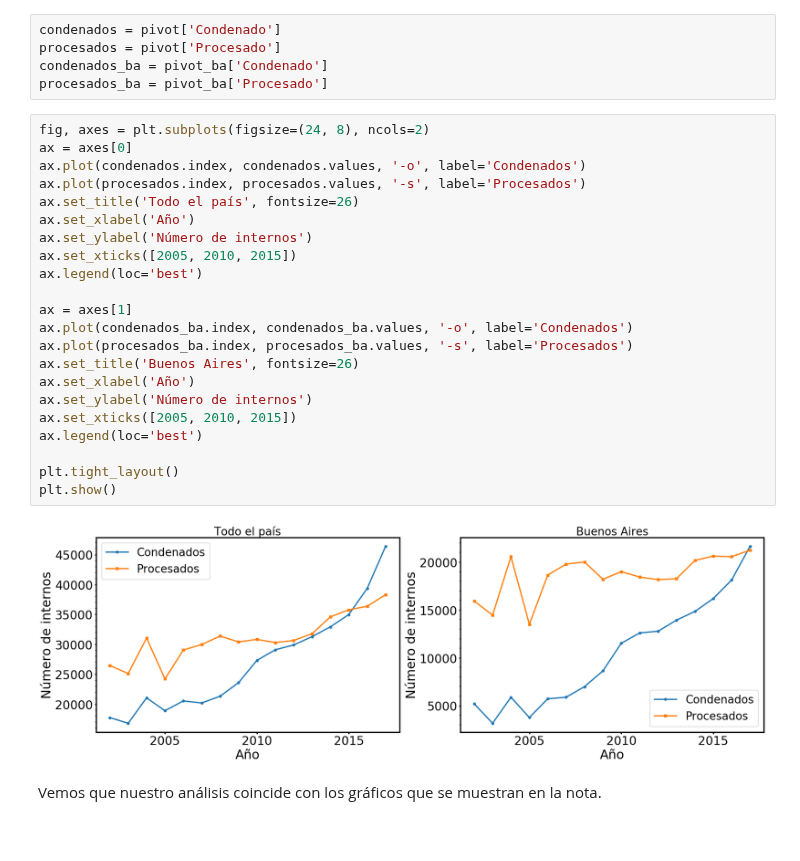
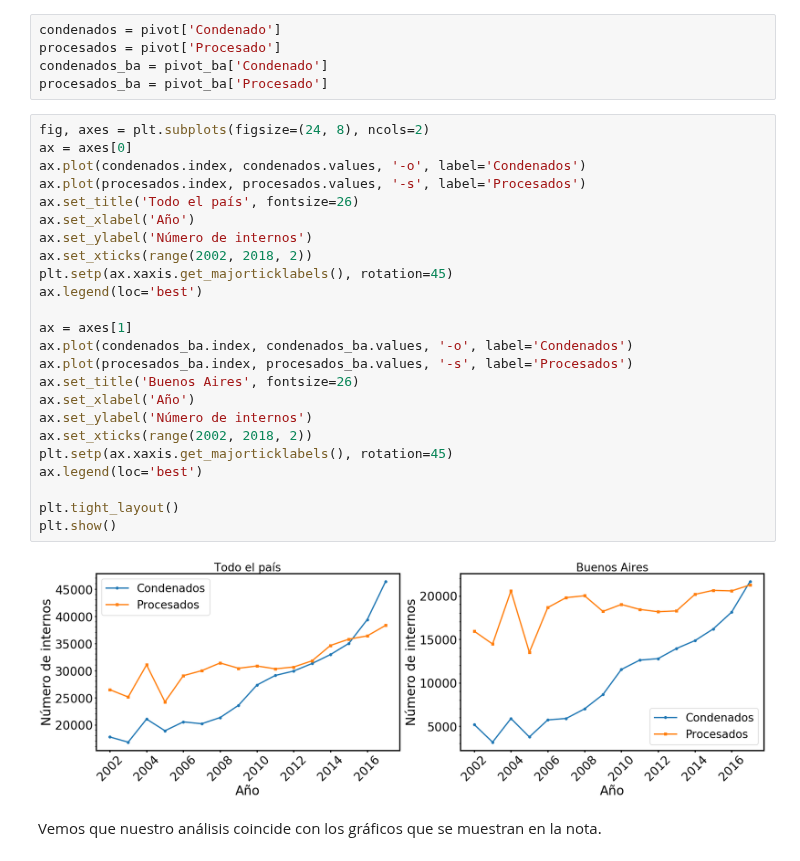
Before and after one commit to nahuelalmeira/poblacionPenal, a Jupyter notebook: VisualizacionYAnalisis/DiploDatos_PoblacionPenitenciariaArgentina_VyA.ipynb, the cells around one changed output. Drawn from its saved outputs; the diff is of its cells as text.

```diff
--- a/VisualizacionYAnalisis/DiploDatos_PoblacionPenitenciariaArgentina_VyA.ipynb
+++ b/VisualizacionYAnalisis/DiploDatos_PoblacionPenitenciariaArgentina_VyA.ipynb
@@ -586,27 +586,29 @@ procesados_ba = pivot_ba['Procesado']
 # %%
 fig, axes = plt.subplots(figsize=(24, 8), ncols=2)
 ax = axes[0]
 ax.plot(condenados.index, condenados.values, '-o', label='Condenados')
 ax.plot(procesados.index, procesados.values, '-s', label='Procesados')
 ax.set_title('Todo el país', fontsize=26)
 ax.set_xlabel('Año')
 ax.set_ylabel('Número de internos')
-ax.set_xticks([2005, 2010, 2015])
+ax.set_xticks(range(2002, 2018, 2))
+plt.setp(ax.xaxis.get_majorticklabels(), rotation=45)
 ax.legend(loc='best')
 
 ax = axes[1]
 ax.plot(condenados_ba.index, condenados_ba.values, '-o', label='Condenados')
 ax.plot(procesados_ba.index, procesados_ba.values, '-s', label='Procesados')
 ax.set_title('Buenos Aires', fontsize=26)
 ax.set_xlabel('Año')
 ax.set_ylabel('Número de internos')
-ax.set_xticks([2005, 2010, 2015])
+ax.set_xticks(range(2002, 2018, 2))
+plt.setp(ax.xaxis.get_majorticklabels(), rotation=45)
 ax.legend(loc='best')
 
 plt.tight_layout()
 plt.show()
 # %% [output]
-[figure, old version]
+[figure, new version]
 # %% [markdown]
 Vemos que nuestro análisis coincide con los gráficos que se muestran en la nota.
 # %%
```
Also changed, not shown: parts of 5 cells of this notebook.
